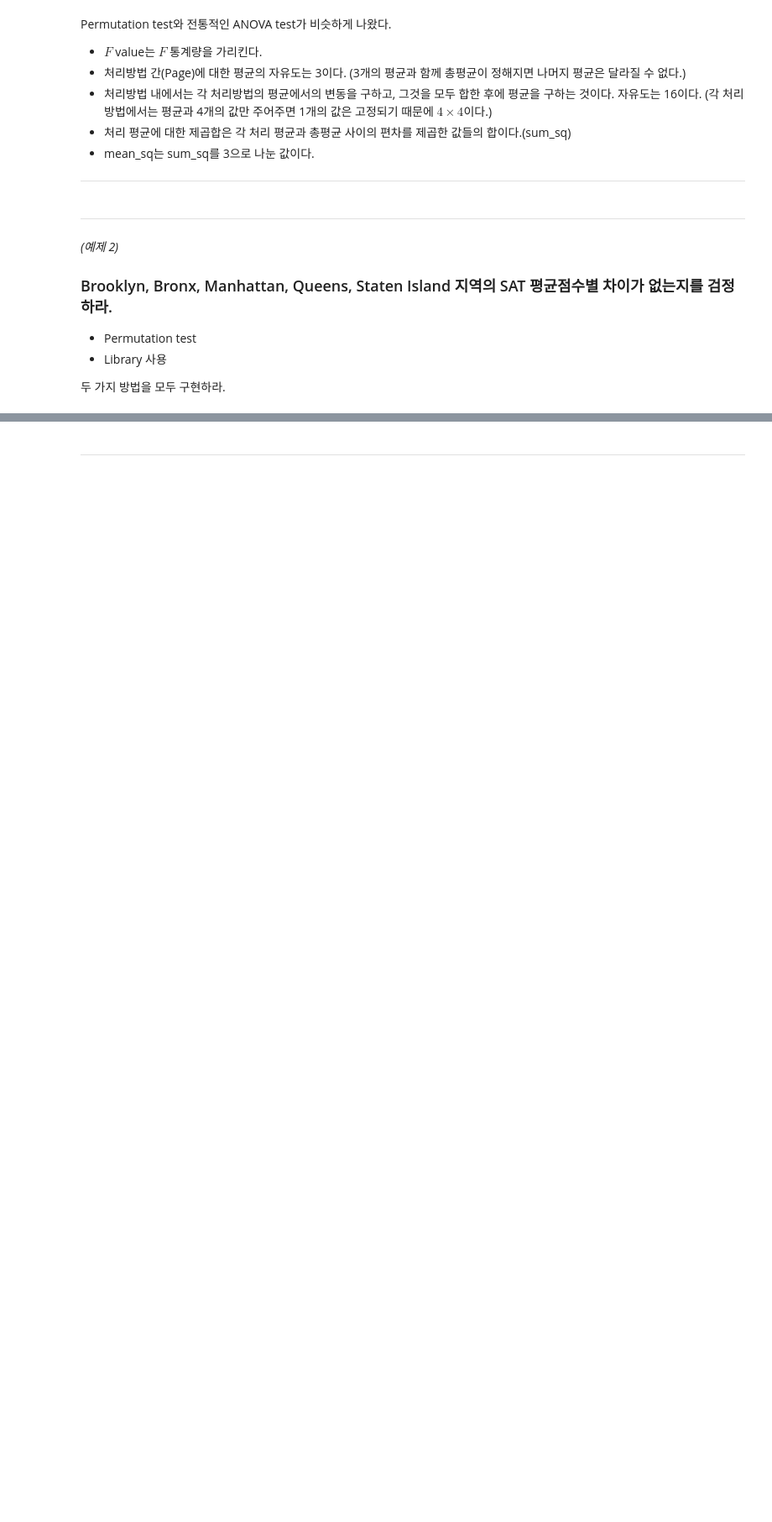
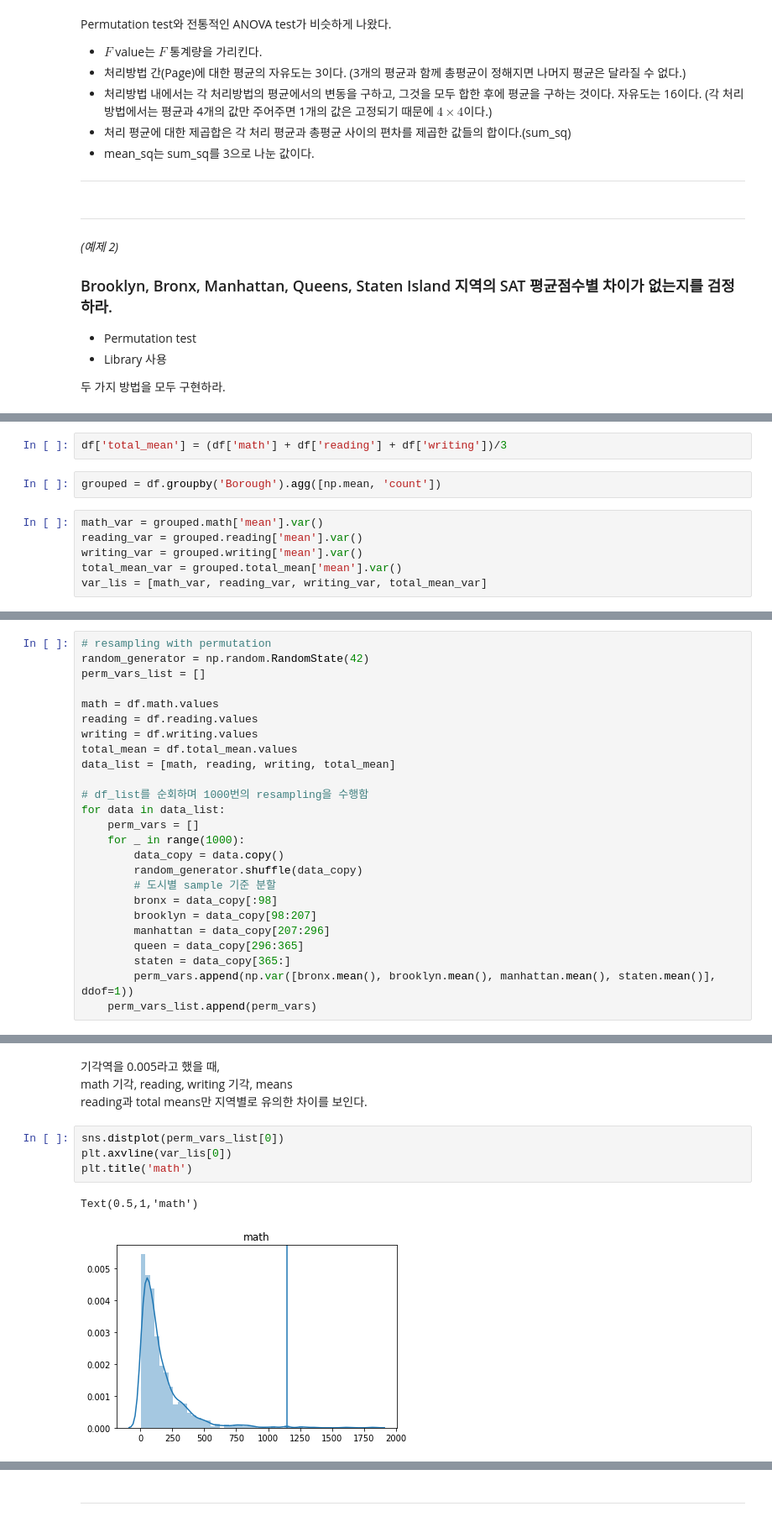
Before and after one commit to tkdguq05/TIL, a Jupyter notebook: Fastcampus/DSES_math_Statistics_02.ipynb, the cells around one changed output, grey strips where cells are left out. Shown: that part at 84% size. Cells and saved outputs as stored; diff of their text form; blank space fills up the shorter version.

```diff
--- a/Fastcampus/DSES_math_Statistics_02.ipynb
+++ b/Fastcampus/DSES_math_Statistics_02.ipynb
@@ -699,0 +775,10 @@ scores.head(3)
+# %%
+df['total_mean'] = (df['math'] + df['reading'] + df['writing'])/3
+# %%
+grouped = df.groupby('Borough').agg([np.mean, 'count'])
+# %%
+math_var = grouped.math['mean'].var()
+reading_var = grouped.reading['mean'].var()
+writing_var = grouped.writing['mean'].var()
+total_mean_var = grouped.total_mean['mean'].var()
+var_lis = [math_var, reading_var, writing_var, total_mean_var]
@@ -699,0 +809,25 @@ scores.head(3)
+# %%
+# resampling with permutation
+random_generator = np.random.RandomState(42)
+perm_vars_list = []
+
+math = df.math.values
+reading = df.reading.values
+writing = df.writing.values
+total_mean = df.total_mean.values
+data_list = [math, reading, writing, total_mean]
+
+# df_list를 순회하며 1000번의 resampling을 수행함
+for data in data_list:
+    perm_vars = []
+    for _ in range(1000):
+        data_copy = data.copy()
+        random_generator.shuffle(data_copy)
+        # 도시별 sample 기준 분할
+        bronx = data_copy[:98]
+        brooklyn = data_copy[98:207]
+        manhattan = data_copy[207:296]
+        queen = data_copy[296:365]
+        staten = data_copy[365:]
+        perm_vars.append(np.var([bronx.mean(), brooklyn.mean(), manhattan.mean(), staten.mean()], ddof=1))
+    perm_vars_list.append(perm_vars)
@@ -699,0 +839,11 @@ scores.head(3)
+# %% [markdown]
+기각역을 0.005라고 했을 때,
+math 기각, reading, writing 기각, means
+reading과 total means만 지역별로 유의한 차이를 보인다.
+# %%
+sns.distplot(perm_vars_list[0])
+plt.axvline(var_lis[0])
+plt.title('math')
+# %% [output]
+Text(0.5,1,'math')
+[figure, added]
```
Also changed, not shown: parts of 36 cells of this notebook.
